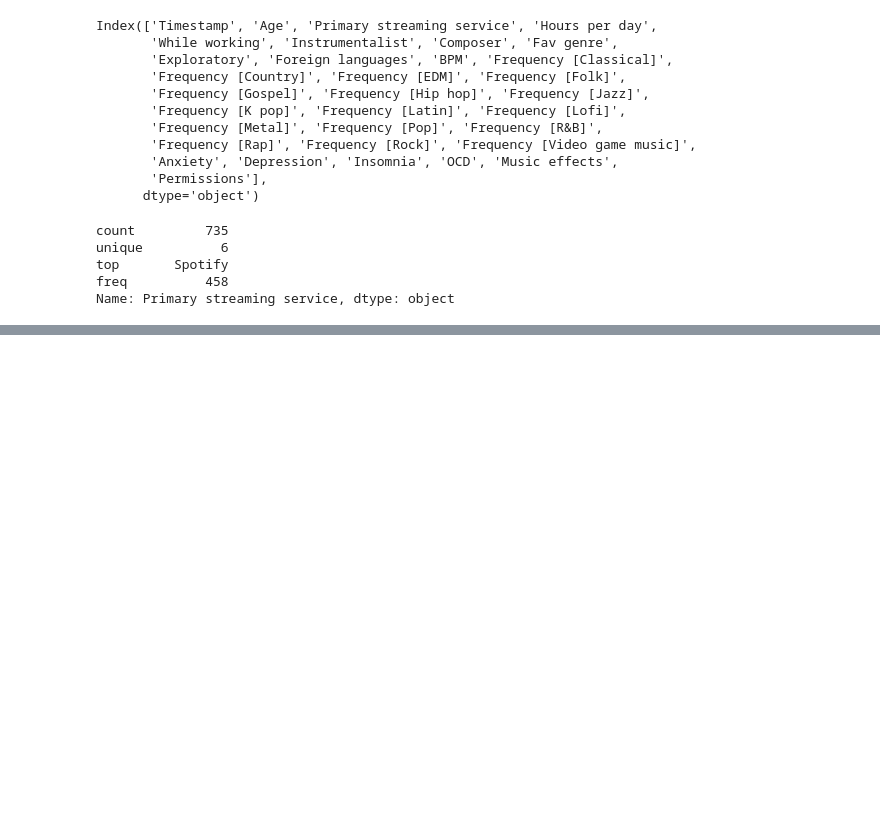
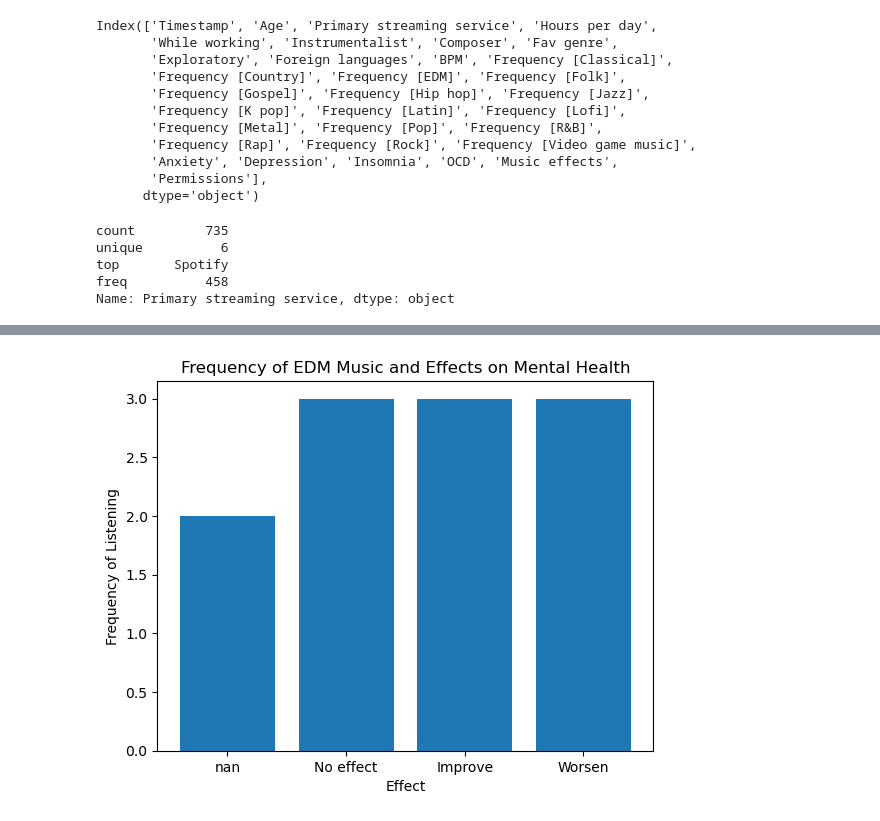
Before and after one commit to natekarr/8_Mile_Project_1, a Jupyter notebook: csv_analysis.ipynb, the cells around one changed output, grey strips where cells are left out. Saved outputs shown, nothing was run; the diff lists cells and outputs as text; code cells hidden in the pictures; blank space fills up the shorter version.

```diff
--- a/csv_analysis.ipynb
+++ b/csv_analysis.ipynb
@@ -133,0 +169,11 @@ df[(df['Primary streaming service'] =="Spotify")]
+# %%
+x_axis=df["Music effects"].astype(str)
+y_axis=df["Frequency [EDM]"]
+
+plt.bar(x_axis, y_axis)
+plt.title("Frequency of EDM Music and Effects on Mental Health")
+plt.xlabel("Effect")
+plt.ylabel("Frequency of Listening")
+plt.show()
+# %% [output]
+[figure, added]
```
Also changed, not shown: parts of 24 cells of this notebook.
